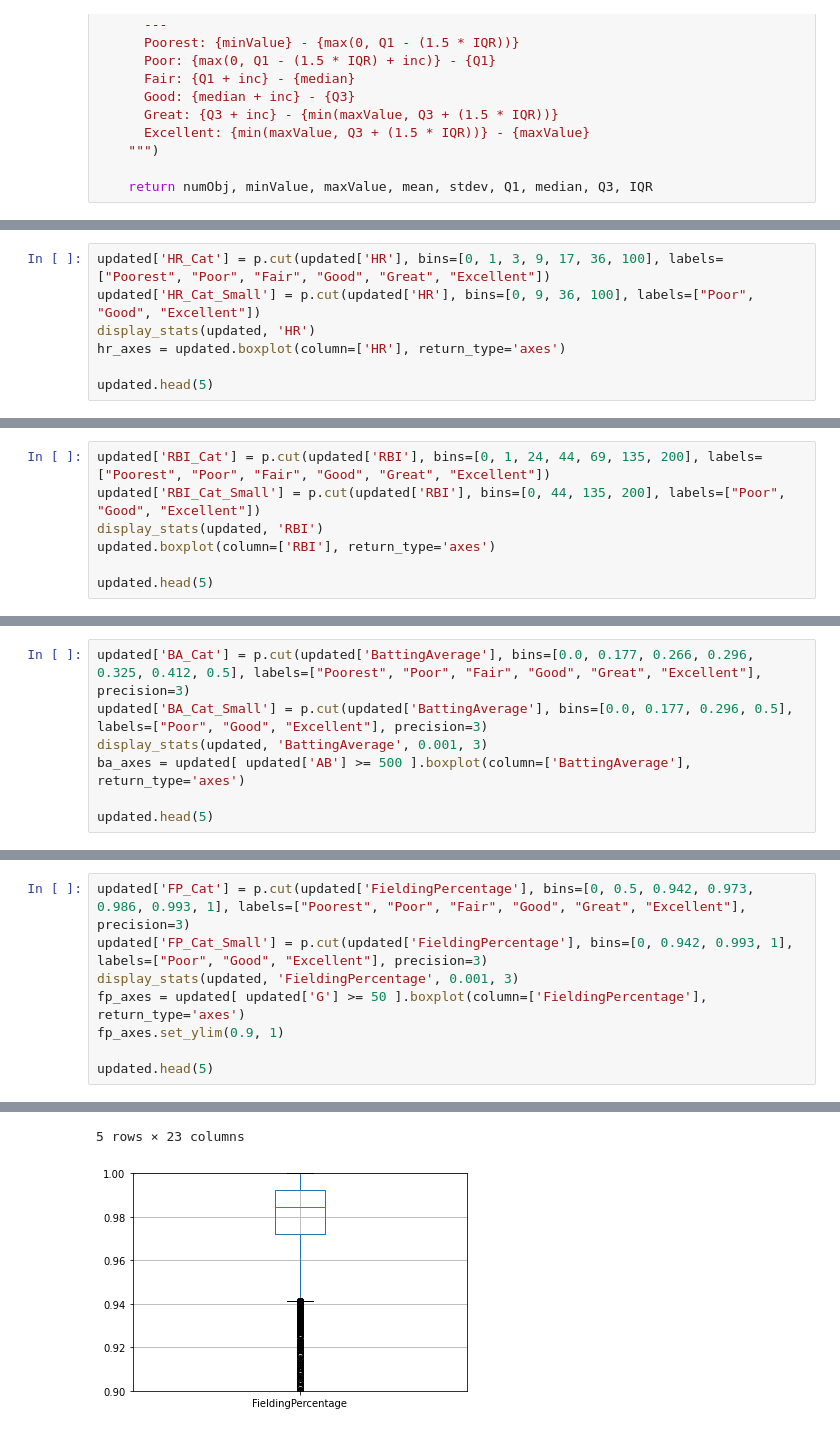
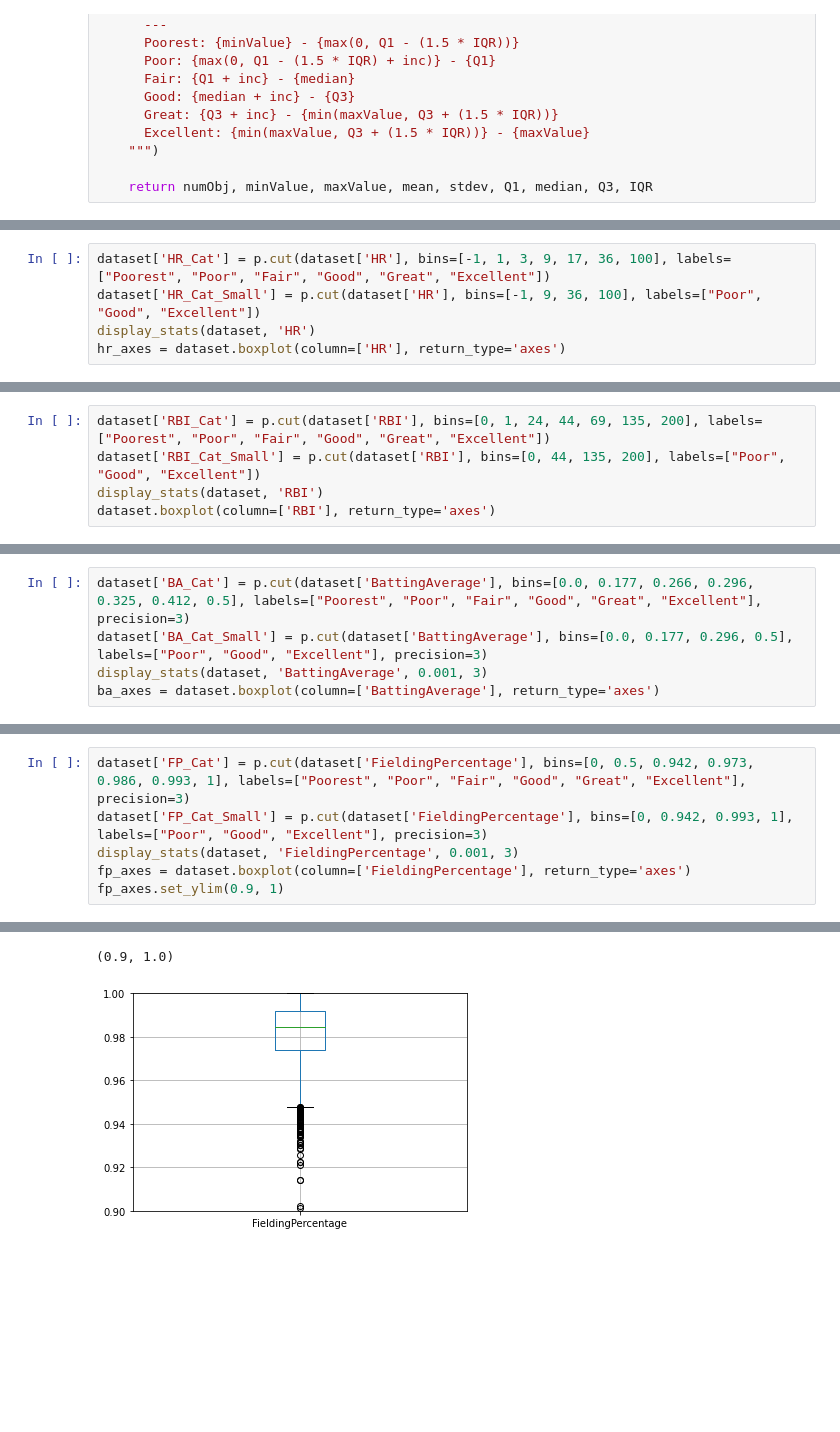
Before and after one commit to Chernide/BaseballPredictorCSCI-5502, a Jupyter notebook: salary/SalaryAnalysis.ipynb, the cells around one changed output, grey strips where cells are left out. Cells and saved outputs as stored; diff of their text form; blank space fills up the shorter version.

```diff
--- a/salary/SalaryAnalysis.ipynb
+++ b/salary/SalaryAnalysis.ipynb
@@ -126,9 +120,7 @@ updated.columns = updated.columns.droplevel(1)
 # %%
-updated['HR_Cat'] = p.cut(updated['HR'], bins=[0, 1, 3, 9, 17, 36, 100], labels=["Poorest", "Poor", "Fair", "Good", "Great", "Excellent"])
-updated['HR_Cat_Small'] = p.cut(updated['HR'], bins=[0, 9, 36, 100], labels=["Poor", "Good", "Excellent"])
-display_stats(updated, 'HR')
-hr_axes = updated.boxplot(column=['HR'], return_type='axes')
-
-updated.head(5)
+dataset['HR_Cat'] = p.cut(dataset['HR'], bins=[-1, 1, 3, 9, 17, 36, 100], labels=["Poorest", "Poor", "Fair", "Good", "Great", "Excellent"])
+dataset['HR_Cat_Small'] = p.cut(dataset['HR'], bins=[-1, 9, 36, 100], labels=["Poor", "Good", "Excellent"])
+display_stats(dataset, 'HR')
+hr_axes = dataset.boxplot(column=['HR'], return_type='axes')
 # %% [output]
       Min Value: 0
@@ -157,8 +142,6 @@ updated.head(5)
 # %%
-updated['RBI_Cat'] = p.cut(updated['RBI'], bins=[0, 1, 24, 44, 69, 135, 200], labels=["Poorest", "Poor", "Fair", "Good", "Great", "Excellent"])
-updated['RBI_Cat_Small'] = p.cut(updated['RBI'], bins=[0, 44, 135, 200], labels=["Poor", "Good", "Excellent"])
-display_stats(updated, 'RBI')
-updated.boxplot(column=['RBI'], return_type='axes')
-
-updated.head(5)
+dataset['RBI_Cat'] = p.cut(dataset['RBI'], bins=[0, 1, 24, 44, 69, 135, 200], labels=["Poorest", "Poor", "Fair", "Good", "Great", "Excellent"])
+dataset['RBI_Cat_Small'] = p.cut(dataset['RBI'], bins=[0, 44, 135, 200], labels=["Poor", "Good", "Excellent"])
+display_stats(dataset, 'RBI')
+dataset.boxplot(column=['RBI'], return_type='axes')
 # %% [output]
@@ -188,8 +165,6 @@ updated.head(5)
 # %%
-updated['BA_Cat'] = p.cut(updated['BattingAverage'], bins=[0.0, 0.177, 0.266, 0.296, 0.325, 0.412, 0.5], labels=["Poorest", "Poor", "Fair", "Good", "Great", "Excellent"], precision=3)
-updated['BA_Cat_Small'] = p.cut(updated['BattingAverage'], bins=[0.0, 0.177, 0.296, 0.5], labels=["Poor", "Good", "Excellent"], precision=3)
-display_stats(updated, 'BattingAverage', 0.001, 3)
-ba_axes = updated[ updated['AB'] >= 500 ].boxplot(column=['BattingAverage'], return_type='axes')
-
-updated.head(5)
+dataset['BA_Cat'] = p.cut(dataset['BattingAverage'], bins=[0.0, 0.177, 0.266, 0.296, 0.325, 0.412, 0.5], labels=["Poorest", "Poor", "Fair", "Good", "Great", "Excellent"], precision=3)
+dataset['BA_Cat_Small'] = p.cut(dataset['BattingAverage'], bins=[0.0, 0.177, 0.296, 0.5], labels=["Poor", "Good", "Excellent"], precision=3)
+display_stats(dataset, 'BattingAverage', 0.001, 3)
+ba_axes = dataset.boxplot(column=['BattingAverage'], return_type='axes')
 # %% [output]
@@ -219,10 +186,8 @@ updated.head(5)
 [figure]
 # %%
-updated['FP_Cat'] = p.cut(updated['FieldingPercentage'], bins=[0, 0.5, 0.942, 0.973, 0.986, 0.993, 1], labels=["Poorest", "Poor", "Fair", "Good", "Great", "Excellent"], precision=3)
-updated['FP_Cat_Small'] = p.cut(updated['FieldingPercentage'], bins=[0, 0.942, 0.993, 1], labels=["Poor", "Good", "Excellent"], precision=3)
-display_stats(updated, 'FieldingPercentage', 0.001, 3)
-fp_axes = updated[ updated['G'] >= 50 ].boxplot(column=['FieldingPercentage'], return_type='axes')
+dataset['FP_Cat'] = p.cut(dataset['FieldingPercentage'], bins=[0, 0.5, 0.942, 0.973, 0.986, 0.993, 1], labels=["Poorest", "Poor", "Fair", "Good", "Great", "Excellent"], precision=3)
+dataset['FP_Cat_Small'] = p.cut(dataset['FieldingPercentage'], bins=[0, 0.942, 0.993, 1], labels=["Poor", "Good", "Excellent"], precision=3)
+display_stats(dataset, 'FieldingPercentage', 0.001, 3)
+fp_axes = dataset.boxplot(column=['FieldingPercentage'], return_type='axes')
 fp_axes.set_ylim(0.9, 1)
-
-updated.head(5)
 # %% [output]
@@ -251,3 +209,3 @@ updated.head(5)
-5 rows × 23 columns
+(0.9, 1.0)
-[figure, old version]
+[figure, new version]
 # %%
```
Also changed, not shown: parts of 8 cells of this notebook.
